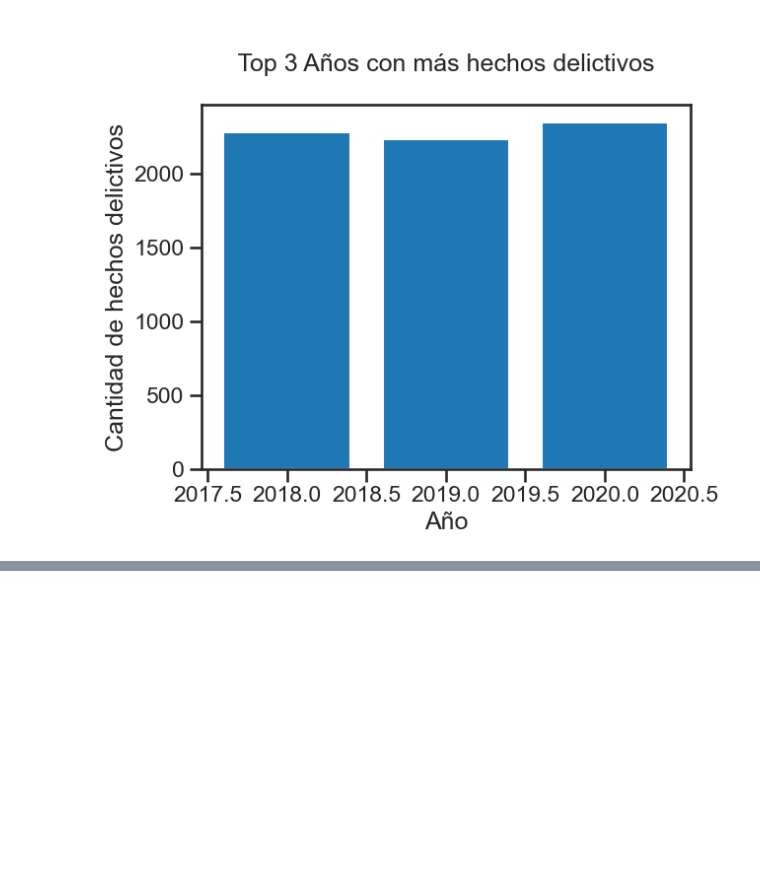
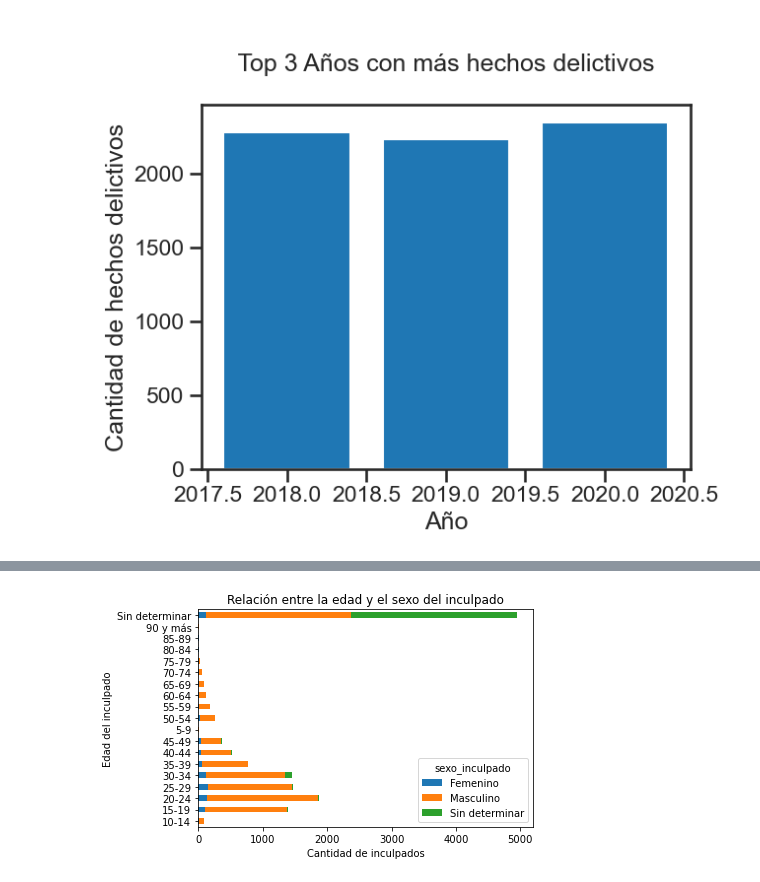
Before and after one commit to ianCristianAriel/2017--2021-argentina-analisis-delitos-registrados, a Jupyter notebook: notebooks/limpios/4_visualizaciones_respuestas.ipynb, the cells around one changed output, grey strips where cells are left out. Cells and saved outputs as stored; diff of their text form; code cells hidden in the pictures; blank space fills up the shorter version.

```diff
--- a/notebooks/limpios/4_visualizaciones_respuestas.ipynb
+++ b/notebooks/limpios/4_visualizaciones_respuestas.ipynb
@@ -299,0 +345,35 @@ plt.show()
+# %%
+#Base de datos
+url_11='https://raw.githubusercontent.com/ianCristianAriel/proc_datos_proyecto_final_G3/visualizacion/datos/procesados/preparacion11_edad_inculpado.csv'
+# %%
+#Leo y reemplazo los nombres
+df_sexo_edad_inculpados= pd.read_csv(url_11)
+# %%
+# Reemplazar los valores de sexo_inculpado
+df_sexo_edad_inculpados['sexo_inculpado'] = df_original['sexo_inculpado']
+# Reemplazar los valores de tr_edad_inculpado
+df_sexo_edad_inculpados['edad_inculpado'] = df_original['tr_edad_inculpado']
+# Agregar la columna tipo_persona
+df_sexo_edad_inculpados['tipo_persona'] = df_original['tipo_persona']
+# Filtrar por inculpado
+df_inculpado = df_sexo_edad_inculpados[df_sexo_edad_inculpados['tipo_persona'] == 'Imputado']
+# Convertir la columna 'edad_inculpado' a valores enteros
+df_sexo_edad_inculpados['edad_inculpado'].replace(to_replace='string', value='', inplace=True)
+# Filtrar por valores válidos de edad (valores numéricos)
+df_inculpado_edad_int = df_inculpado[df_inculpado['edad_inculpado'].notnull()]
+# %%
+# Agrupa los datos por edad y sexo del inculpado y cuenta la cantidad de registros en cada grupo
+grupo_edad_sexo = df_inculpado_edad_int.groupby(['edad_inculpado', 'sexo_inculpado']).size().unstack()
+
+# Genera el gráfico de barras horizontales
+grupo_edad_sexo.plot(kind='barh', stacked=True)
+
+# Configura los ejes y el título del gráfico
+plt.xlabel('Cantidad de inculpados')
+plt.ylabel('Edad del inculpado')
+plt.title('Relación entre la edad y el sexo del inculpado')
+
+# Muestra el gráfico
+plt.show()
+# %% [output]
+[figure, added]
```
Also changed, not shown: parts of 7 cells of this notebook.
